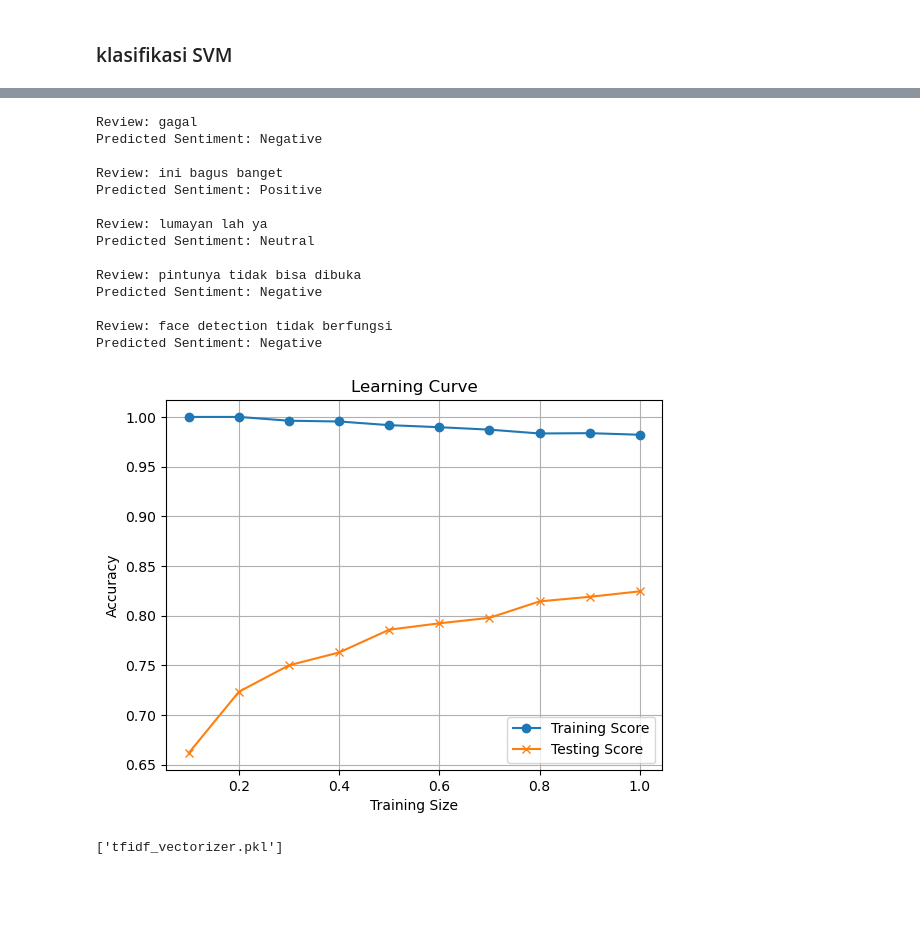
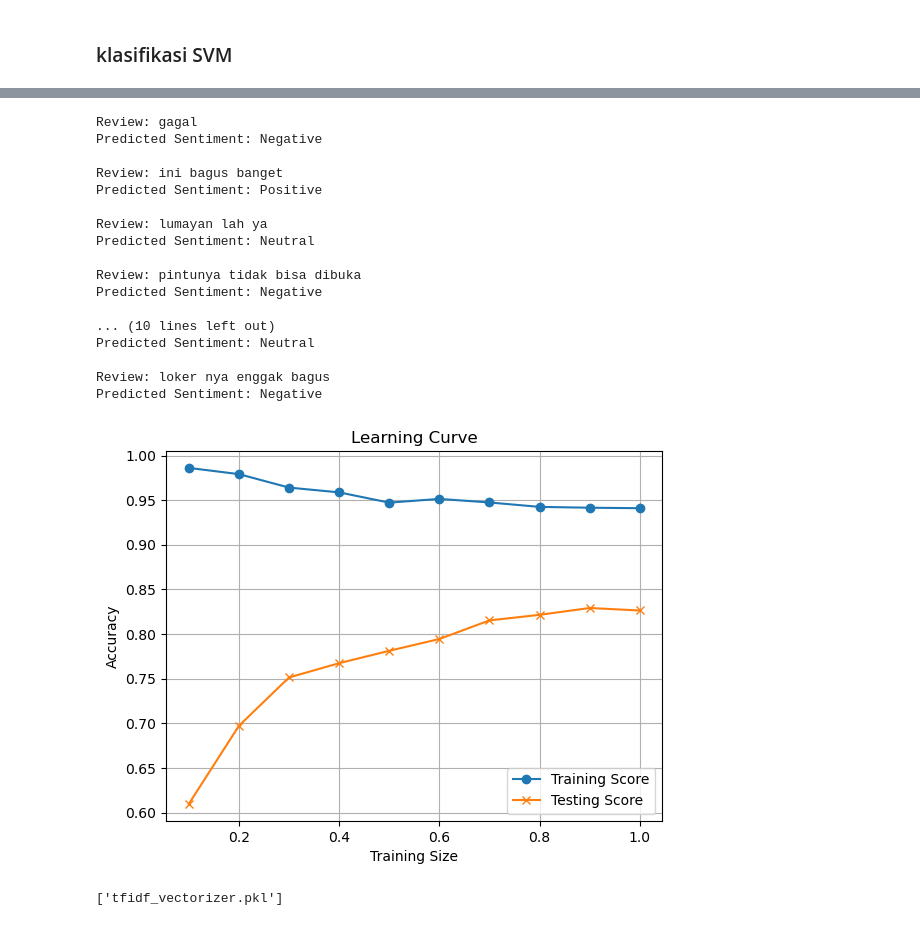
Before and after one commit to AIoTech-TIK-PNJ-2024/Machine_Learning_API, a Jupyter notebook: analysis_sentiment.ipynb, the cells around one changed output, grey strips where cells are left out. Saved outputs shown, nothing was run; the diff lists cells and outputs as text; code cells hidden in the pictures; blank space fills up the shorter version.

```diff
--- a/analysis_sentiment.ipynb
+++ b/analysis_sentiment.ipynb
@@ -87,7 +87,7 @@ df['processed_review'] = df['tokens'].apply(lambda x: ' '.join(x))
 # %% [markdown]
 ### Pembobotan TF-IDF
 # %%
-tfidf_vectorizer = TfidfVectorizer(max_df=0.75, min_df=1, ngram_range=(1, 1))
+tfidf_vectorizer = TfidfVectorizer(max_df=0.7, min_df=1, ngram_range=(1, 1))
 tfidf_matrix = tfidf_vectorizer.fit_transform(df['processed_review'])
 # %%
 # Menampilkan 10 kata dengan nilai IDF tertinggi
@@ -221,8 +221,12 @@ new_reviews = [
     "ini bagus banget",
     "lumayan lah ya",
     "pintunya tidak bisa dibuka",
-    "face detection tidak berfungsi"
-    ]
+    "face detection tidak berfungsi",
+    "loker sulit digunakan",
+    "ini keren banget kak",
+    "bagus tapi perlu ditingkatkan lagi agar lebih baik",
+    "loker nya enggak bagus"
+]
 for review in new_reviews:
     sentiment = predict_sentiment(review)
     print(f"Review: {review}\nPredicted Sentiment: {sentiment}\n")
@@ -239,34 +243,37 @@ Predicted Sentiment: Neutral
 Review: pintunya tidak bisa dibuka
 Predicted Sentiment: Negative
 
-Review: face detection tidak berfungsi
+... (10 lines left out)
+Predicted Sentiment: Neutral
+
+Review: loker nya enggak bagus
 Predicted Sentiment: Negative
 # %%
 import matplotlib.pyplot as plt
 import numpy as np
 from sklearn.model_selection import learning_curve
 
 def plot_learning_curve(estimator, X, y, cv=None, train_sizes=np.linspace(0.1, 1.0, 10)):
     train_scores, test_scores = [], []
     for train_size in train_sizes:
         _, train_score, test_score = learning_curve(estimator, X, y, cv=cv, train_sizes=[train_size])
         train_scores.append(train_score.mean())
         test_scores.append(test_score.mean())
     plt.plot(train_sizes, train_scores, label='Training Score', marker='o')
     plt.plot(train_sizes, test_scores, label='Testing Score', marker='x')
     plt.title('Learning Curve')
     plt.xlabel('Training Size')
     plt.ylabel('Accuracy')
     plt.legend()
     plt.grid(True)
 
-X_train, X_val, y_train, y_val = train_test_split(tfidf_matrix, df['sentiment'], test_size=0.2, random_state=0)
-model = svm.SVC(C=10, kernel='rbf', gamma=1)
+X_train, X_val, y_train, y_val = train_test_split(tfidf_matrix, df['sentiment'], test_size=0.2, random_state=20)
+model = svm.SVC(C=1, kernel='rbf', gamma=1)
 
 plot_learning_curve(model, X_train, y_train, cv=5)
 plt.show()
 # %% [output]
-[figure, old version]
+[figure, new version]
 # %%
 joblib.dump(model, 'sentiment.pkl')
 joblib.dump(tfidf_vectorizer, 'tfidf_vectorizer.pkl')
```
Also changed, not shown: parts of 10 cells of this notebook, 3 other files.
